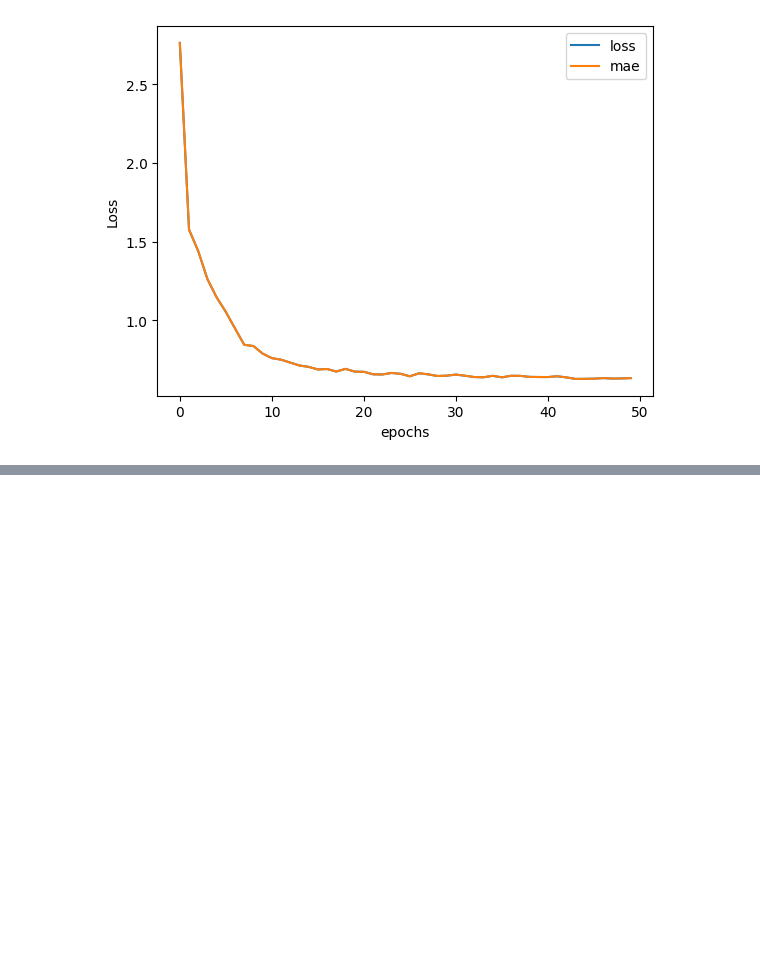
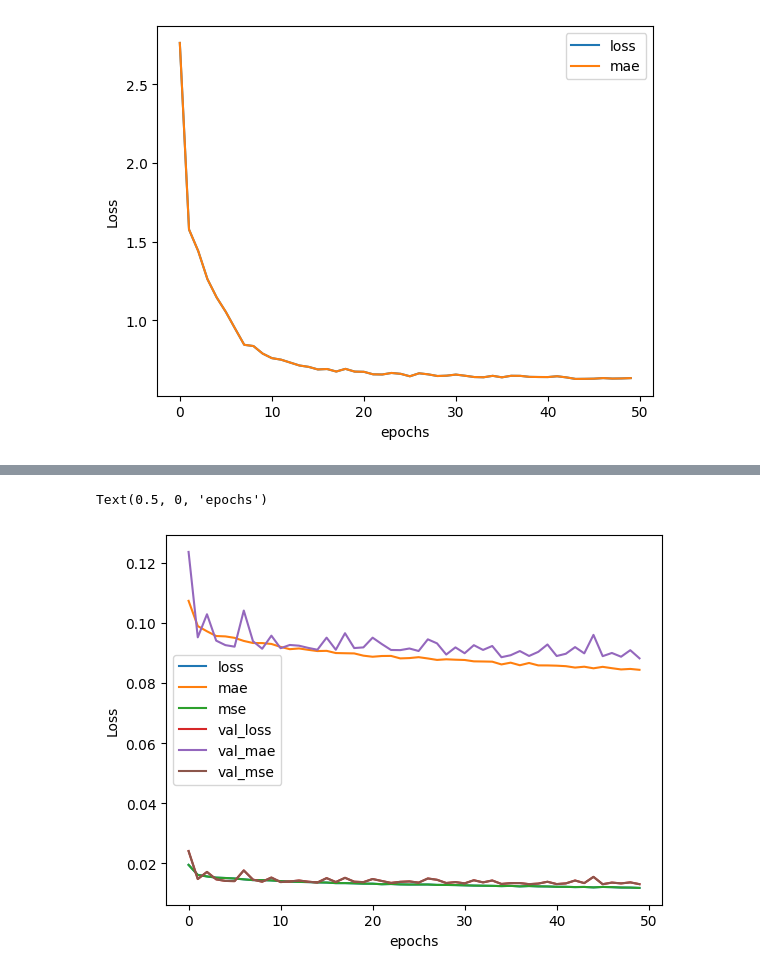
Before and after one commit to sarmijavier/Prediction-with-Supervised-Learning-Models, a Jupyter notebook: activity_1.ipynb, the cells around one changed output, grey strips where cells are left out. Saved outputs shown, nothing was run; the diff lists cells and outputs as text; code cells hidden in the pictures; blank space fills up the shorter version.

```diff
--- a/activity_1.ipynb
+++ b/activity_1.ipynb
@@ -463,0 +811,41 @@ Text(0.5, 0, 'epochs')
+# %%
+scaler = StandardScaler()
+normalized_data = scaler.fit_transform(X)
+
+scaler = MinMaxScaler()
+normalized_data = scaler.fit_transform(X)
+scaler = StandardScaler()
+normalized_data_y = scaler.fit_transform(y)
+
+scaler = MinMaxScaler()
+normalized_data_y = scaler.fit_transform(y)
+# %%
+model = tf.keras.models.Sequential()
+model.add(tf.keras.layers.Dense(shape, name="InputLayer"))
+model.add(tf.keras.layers.Dense(64, activation='relu', name='Dense_n1'))
+model.add(tf.keras.layers.Dense(64, activation='relu', name='Dense_n2'))
+model.add(tf.keras.layers.Dense(1, name='Output'))
+
+model.compile(
+    optimizer = 'rmsprop',
+    loss = 'mse',
+    metrics = ['mae', 'mse']
+)
+# %%
+batch_size = 16
+epochs = 50
+seed = 123
+fit_verbosity = 1
+# %%
+X_train, X_test, y_train, y_test = train_test_split(normalized_data, normalized_data_y, test_size=0.2, random_state=42)
+
+shape = X_train.shape[1]
+
+
+history = model.fit(X_train,
+                    y_train,
+                    epochs          = epochs,
+                    batch_size      = batch_size,
+                    verbose         = fit_verbosity,
+                    validation_data = (X_test, y_test)
+                   )
@@ -463,0 +870,7 @@ Text(0.5, 0, 'epochs')
+# %%
+pd.DataFrame(history.history).plot()
+plt.ylabel("Loss")
+plt.xlabel("epochs")
+# %% [output]
+Text(0.5, 0, 'epochs')
+[figure, added]
```
Also changed, not shown: parts of 39 cells of this notebook.
